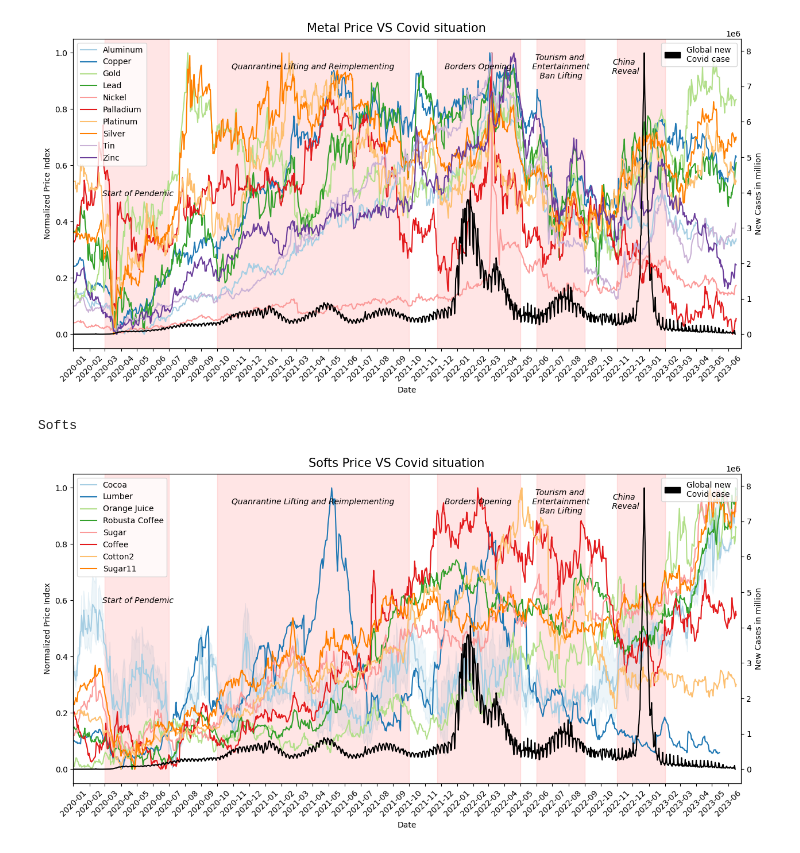
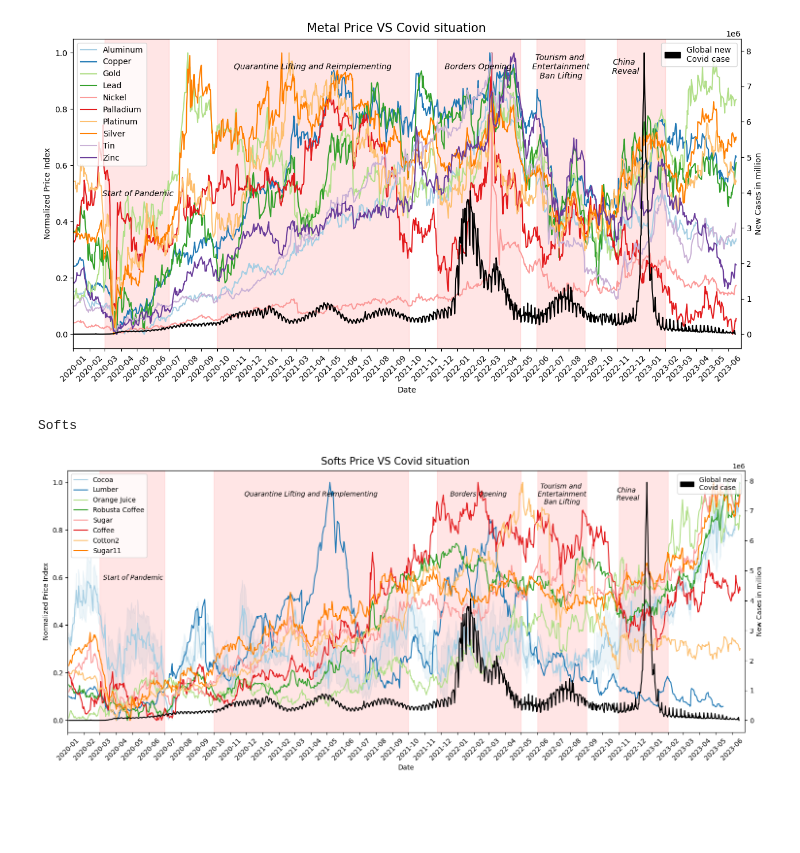
Before and after one commit to bsssgrace/5001-mini-project, a Jupyter notebook: Source Code/5001-mini-project.ipynb, the cells around one changed output. Saved outputs shown, nothing was run; the diff lists cells and outputs as text; code cells hidden in the pictures; blank space fills up the shorter version.

```diff
--- a/Source Code/5001-mini-project.ipynb
+++ b/Source Code/5001-mini-project.ipynb
@@ -670,7 +670,7 @@ for i in range(len(dataframes)):
     if dataframes[i][1] == 'Softs':
       df_softs = pd.concat([df_softs, dataframes[i][0]])
 
-plt.figure(figsize = [15,7])
+plt.figure(figsize = [18,7])
 plt.suptitle('Softs Price VS Covid situation', size = 15, y=0.92)
 ax1 = sns.lineplot(
         x='Date',
@@ -705,7 +705,7 @@ ax2_patch = mpatches.Patch(color='black', label='Global new \nCovid case')
 ax2.legend(handles=[ax2_patch], loc="upper right")
 
 ax1.axvspan(*mdates.datestr2num(['2020-03-01', '2020-07-01']), color="red", alpha=0.1)
-ax1.text(*mdates.datestr2num(['2020-05-03']), 0.6, "Start of Pendemic",
+ax1.text(*mdates.datestr2num(['2020-05-03']), 0.6, "Start of Pandemic",
        fontsize = 10,          # Size
        fontstyle = "oblique",  # Style
        color = "black",          # Color
@@ -713,7 +713,7 @@ ax1.text(*mdates.datestr2num(['2020-05-03']), 0.6, "Start of Pendemic",
        va = "center") # Vertical alignment
 
 ax1.axvspan(*mdates.datestr2num(['10/01/2020', '10/01/2021']), color="red", alpha=0.1)
-ax1.text(*mdates.datestr2num(['2021-04-01']), 0.95, "Quanrantine Lifting and Reimplementing",
+ax1.text(*mdates.datestr2num(['2021-04-01']), 0.95, "Quarantine Lifting and Reimplementing",
        fontsize = 10,          # Size
        fontstyle = "oblique",  # Style
        color = "black",          # Color
@@ -729,31 +729,31 @@ ax1.text(*mdates.datestr2num(['2022-02-10']), 0.95, "Borders Opening",
        va = "center") # Vertical alignment
 
 ax1.axvspan(*mdates.datestr2num(['06/01/2022', '09/01/2022']), color="red", alpha=0.1)
 ax1.text(*mdates.datestr2num(['2022-07-15']), 0.95, "Tourism and\n Entertainment\n Ban Lifting",
        fontsize = 10,          # Size
        fontstyle = "oblique",  # Style
        color = "black",          # Color
        ha = "center", # Horizontal alignment
        va = "center") # Vertical alignment
 
 ax1.axvspan(*mdates.datestr2num(['11/01/2022', '02/01/2023']), color="red", alpha=0.1)
 ax1.text(*mdates.datestr2num(['2022-11-15']), 0.95, "China\n Reveal",
        fontsize = 10,          # Size
        fontstyle = "oblique",  # Style
        color = "black",          # Color
        ha = "center", # Horizontal alignment
        va = "center") # Vertical alignment
 
 locator = mdates.MonthLocator()
 Axis.set_major_locator(ax1.xaxis,locator)
 plt.setp(ax1.get_xticklabels(), rotation = 45, horizontalalignment='center')
 plt.xticks(fontsize = 5)
 #plt.yticks(fontsize = 5)
 plt.ylabel('New Cases in million')
 plt.yscale('linear')
 plt.xlim(*mdates.datestr2num(['2020-01-01', '2023-06-25']))
 ax1.legend(fontsize=10, loc="upper left")
 plt.show()
 # %% [output]
 Softs
-[figure, old version]
+[figure, new version]
```
Also changed, not shown: parts of 5 cells of this notebook.
